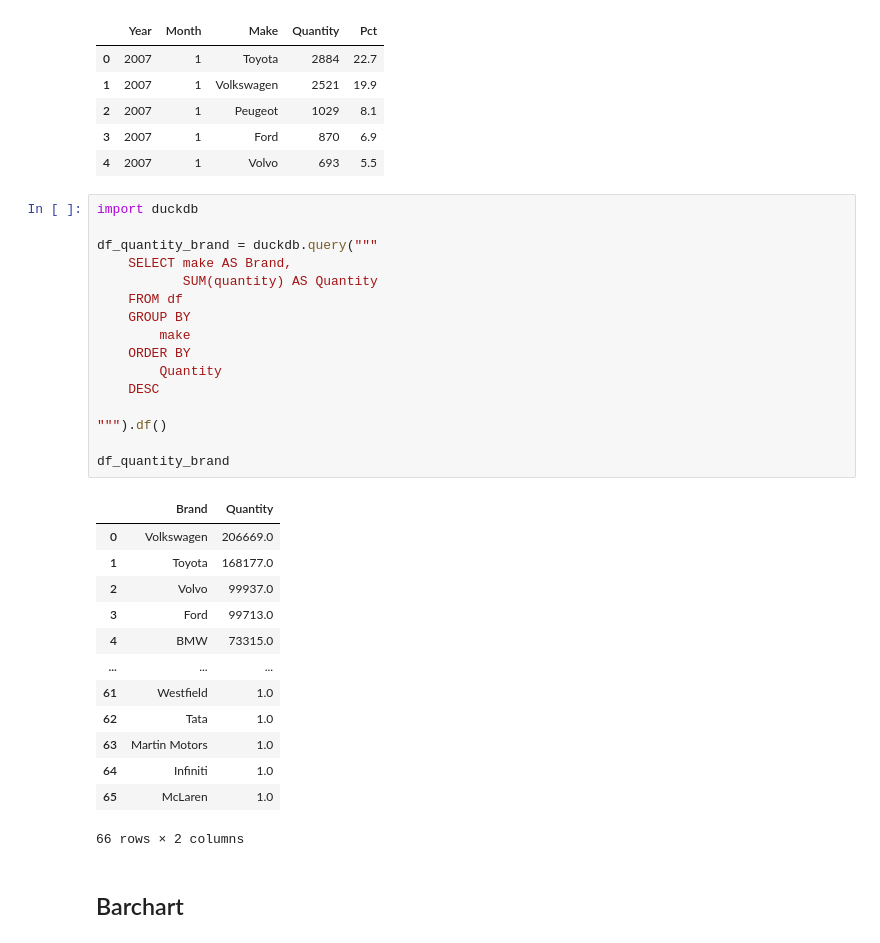
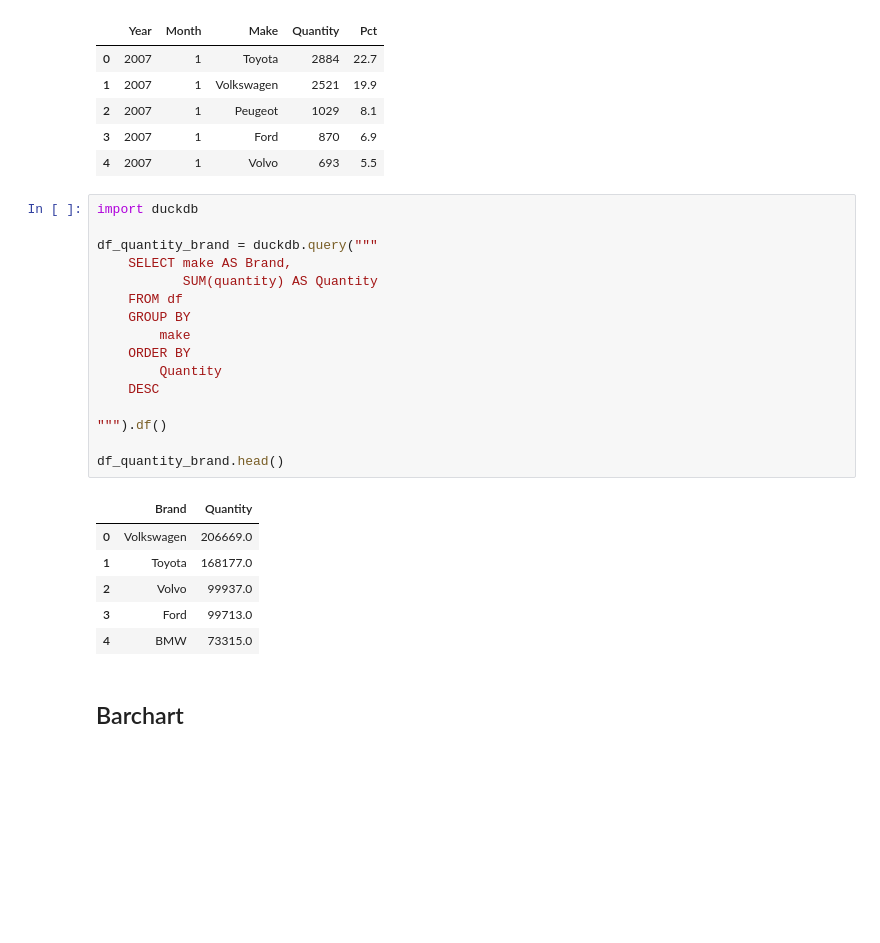
Before and after one commit to AlejandroHiroshima/Data_Visualisation_AlexH_DE24, a Jupyter notebook: code_alongs/02_matplotlib_bar_line/data/matplotlib_line_bar.ipynb, the cells around one changed output. Drawn from its saved outputs; the diff is of its cells as text; blank space fills up the shorter version.

```diff
--- a/code_alongs/02_matplotlib_bar_line/data/matplotlib_line_bar.ipynb
+++ b/code_alongs/02_matplotlib_bar_line/data/matplotlib_line_bar.ipynb
@@ -51,33 +51,26 @@ df.head()
 # %%
 import duckdb
 
 df_quantity_brand = duckdb.query("""
     SELECT make AS Brand,
            SUM(quantity) AS Quantity
     FROM df
     GROUP BY
         make
     ORDER BY
         Quantity
     DESC
 
 """).df()
 
-df_quantity_brand
+df_quantity_brand.head()
 # %% [output]
 |  | Brand | Quantity |
 | 0 | Volkswagen | 206669.0 |
 | 1 | Toyota | 168177.0 |
 | 2 | Volvo | 99937.0 |
 | 3 | Ford | 99713.0 |
 | 4 | BMW | 73315.0 |
-| ... | ... | ... |
-| 61 | Westfield | 1.0 |
-| 62 | Tata | 1.0 |
-| 63 | Martin Motors | 1.0 |
-| 64 | Infiniti | 1.0 |
-| 65 | McLaren | 1.0 |
-66 rows × 2 columns
 # %% [markdown]
 ## Barchart
 # %%
```
Also changed, not shown: parts of 9 cells of this notebook, 5 other files.
